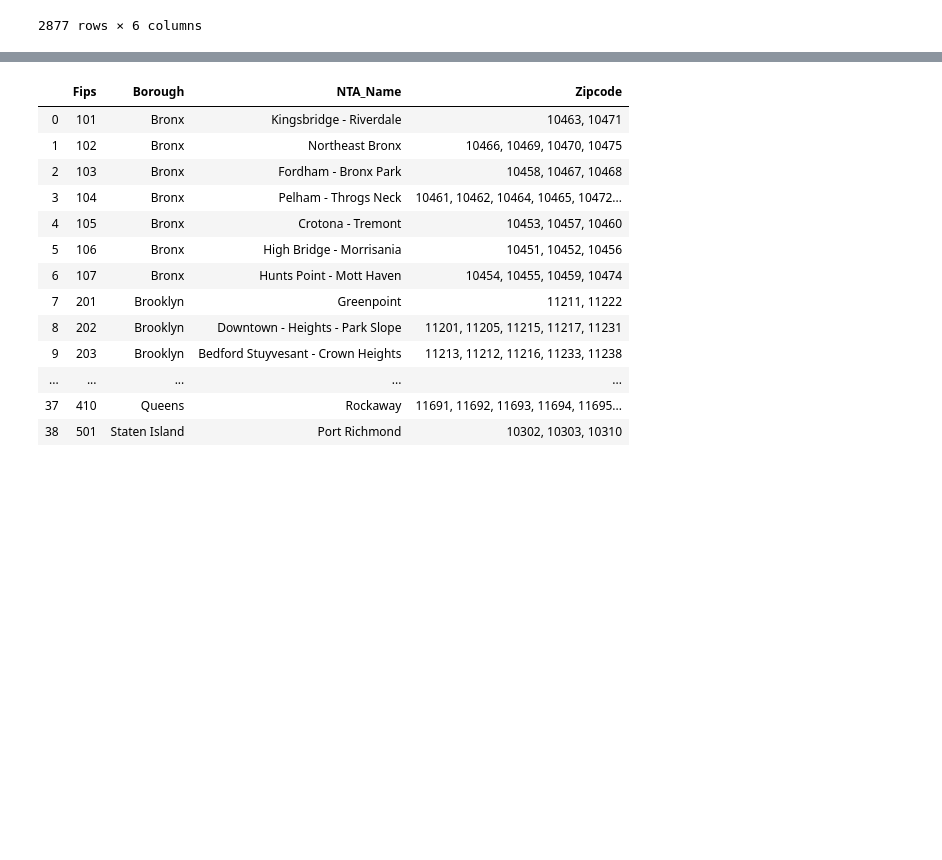
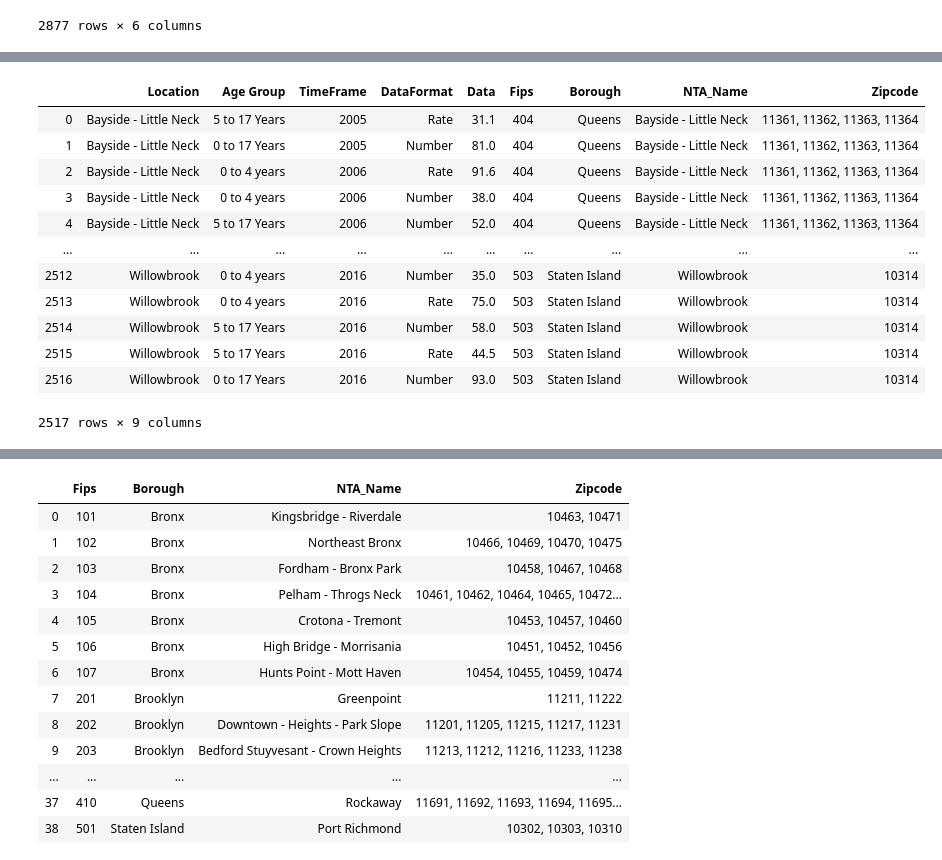
Before and after one commit to tomtav/airquality, a Jupyter notebook: development/question02/Project2/static/data/Fips_to_zip.ipynb, the cells around one changed output, grey strips where cells are left out. Cells and saved outputs as stored; diff of their text form; code cells hidden in the pictures; blank space fills up the shorter version.

```diff
--- a/development/question02/Project2/static/data/Fips_to_zip.ipynb
+++ b/development/question02/Project2/static/data/Fips_to_zip.ipynb
@@ -187,0 +40,3 @@ ervisits
+# %%
+ervisits['Fips'] = ervisits['Fips'].astype(int)
+ervisits
@@ -190,3 +59,30 @@ ervisits.to_csv(r'/Users/tajahneiwilliams/Documents/Project2/static/data/ervisit
+# %%
+fipscombined_df = ervisits.merge(uhf_zipcode_crosswalk_df, how='inner', on='Fips')
+
+fipscombined_df = fipscombined_df.dropna()
+# new data frame with split value columns
+##fipscombined_df[' Zipcode']= fipscombined_df[' Zipcode'].str.split(",", n = -1, expand = True)
+
+# new data frame with split value columns
+#zipcode_split = fipscombined_df[" Zipcode"].str.split(", ", n = 9, expand = True)
+
+
+#zipcode_split
+fipscombined_df
+# %% [output]
+|  | Location | Age Group | TimeFrame | DataFormat | Data | Fips | Borough | NTA_Name | Zipcode |
+| 0 | Bayside - Little Neck | 5 to 17 Years | 2005 | Rate | 31.1 | 404 | Queens | Bayside - Little Neck | 11361, 11362, 11363, 11364 |
+| 1 | Bayside - Little Neck | 0 to 17 Years | 2005 | Number | 81.0 | 404 | Queens | Bayside - Little Neck | 11361, 11362, 11363, 11364 |
+| 2 | Bayside - Little Neck | 0 to 4 years | 2006 | Rate | 91.6 | 404 | Queens | Bayside - Little Neck | 11361, 11362, 11363, 11364 |
+| 3 | Bayside - Little Neck | 0 to 4 years | 2006 | Number | 38.0 | 404 | Queens | Bayside - Little Neck | 11361, 11362, 11363, 11364 |
+| 4 | Bayside - Little Neck | 5 to 17 Years | 2006 | Number | 52.0 | 404 | Queens | Bayside - Little Neck | 11361, 11362, 11363, 11364 |
+| ... | ... | ... | ... | ... | ... | ... | ... | ... | ... |
+| 2512 | Willowbrook | 0 to 4 years | 2016 | Number | 35.0 | 503 | Staten Island | Willowbrook | 10314 |
+| 2513 | Willowbrook | 0 to 4 years | 2016 | Rate | 75.0 | 503 | Staten Island | Willowbrook | 10314 |
+| 2514 | Willowbrook | 5 to 17 Years | 2016 | Number | 58.0 | 503 | Staten Island | Willowbrook | 10314 |
+| 2515 | Willowbrook | 5 to 17 Years | 2016 | Rate | 44.5 | 503 | Staten Island | Willowbrook | 10314 |
+| 2516 | Willowbrook | 0 to 17 Years | 2016 | Number | 93.0 | 503 | Staten Island | Willowbrook | 10314 |
+2517 rows × 9 columns
 # %%
 zipcodes_df = pd.read_csv('nycZipCodes.csv')
 # %%
```
Also changed, not shown: parts of 8 cells of this notebook, 13 other files.
